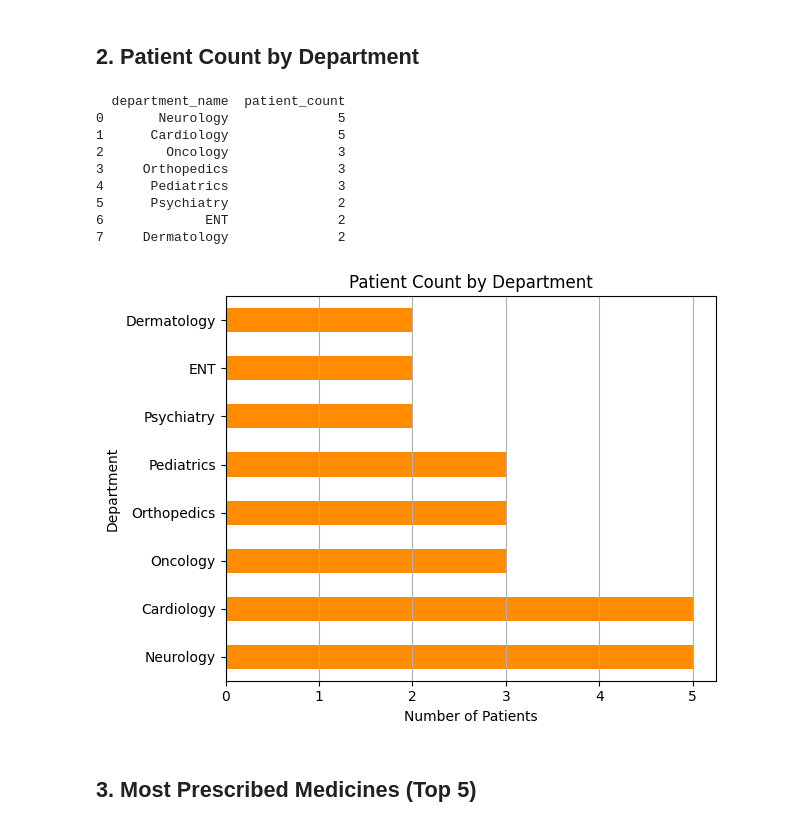
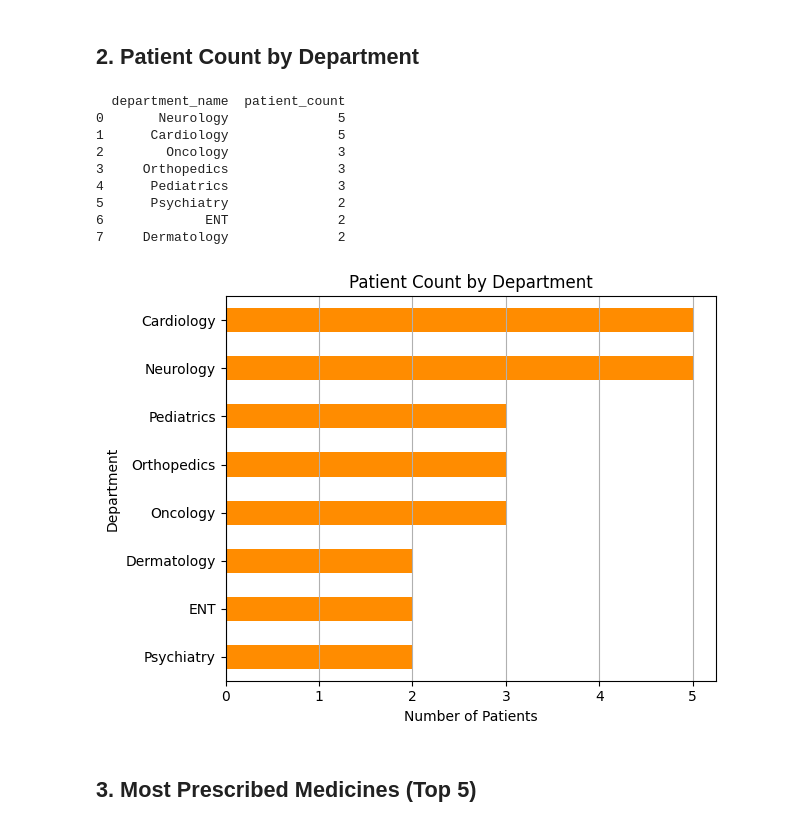
Before and after one commit to Nivin24/hospital-sql-project, a Jupyter notebook: extras/hospital_analysis.ipynb, the cells around one changed output. Drawn from its saved outputs; the diff is of its cells as text; code cells hidden in the pictures.

```diff
--- a/extras/hospital_analysis.ipynb
+++ b/extras/hospital_analysis.ipynb
@@ -53,34 +53,37 @@ plt.show()
 query2 = """
 SELECT dep.name AS department_name, COUNT(DISTINCT a.patient_id) AS patient_count
 FROM appointments a
 JOIN doctors d ON a.doctor_id = d.doctor_id
 JOIN departments dep ON d.department_id = dep.department_id
 GROUP BY dep.name
 ORDER BY patient_count DESC;
 """
 
 df2 = pd.read_sql(query2, conn)
 print(df2)
 
+# Reverse the DataFrame rows to make the hbar top-down in descending order
+df2 = df2.sort_values(by='patient_count', ascending=True)
+
 # Plotting
 df2.plot(x='department_name', y='patient_count', kind='barh', legend=False,
          color='darkorange', title='Patient Count by Department')
 plt.xlabel("Number of Patients")
 plt.ylabel("Department")
 plt.grid(axis='x')
 plt.tight_layout()
 plt.show()
 # %% [output]
   department_name  patient_count
 0       Neurology              5
 1      Cardiology              5
 2        Oncology              3
 3     Orthopedics              3
 4      Pediatrics              3
 5      Psychiatry              2
 6             ENT              2
 7     Dermatology              2
-[figure, old version]
+[figure, new version]
 # %% [markdown]
 ## 3. Most Prescribed Medicines (Top 5)
 # %%
```
